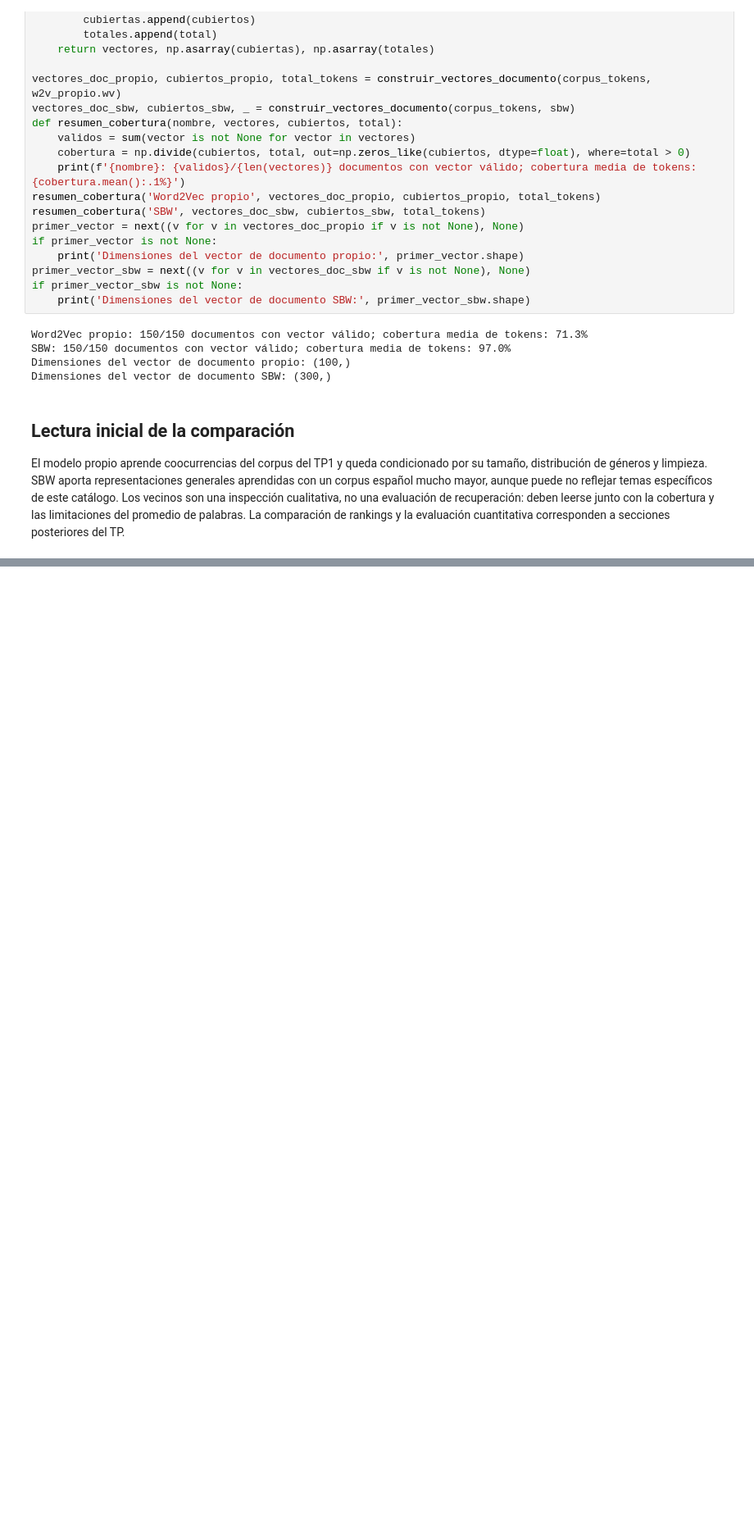
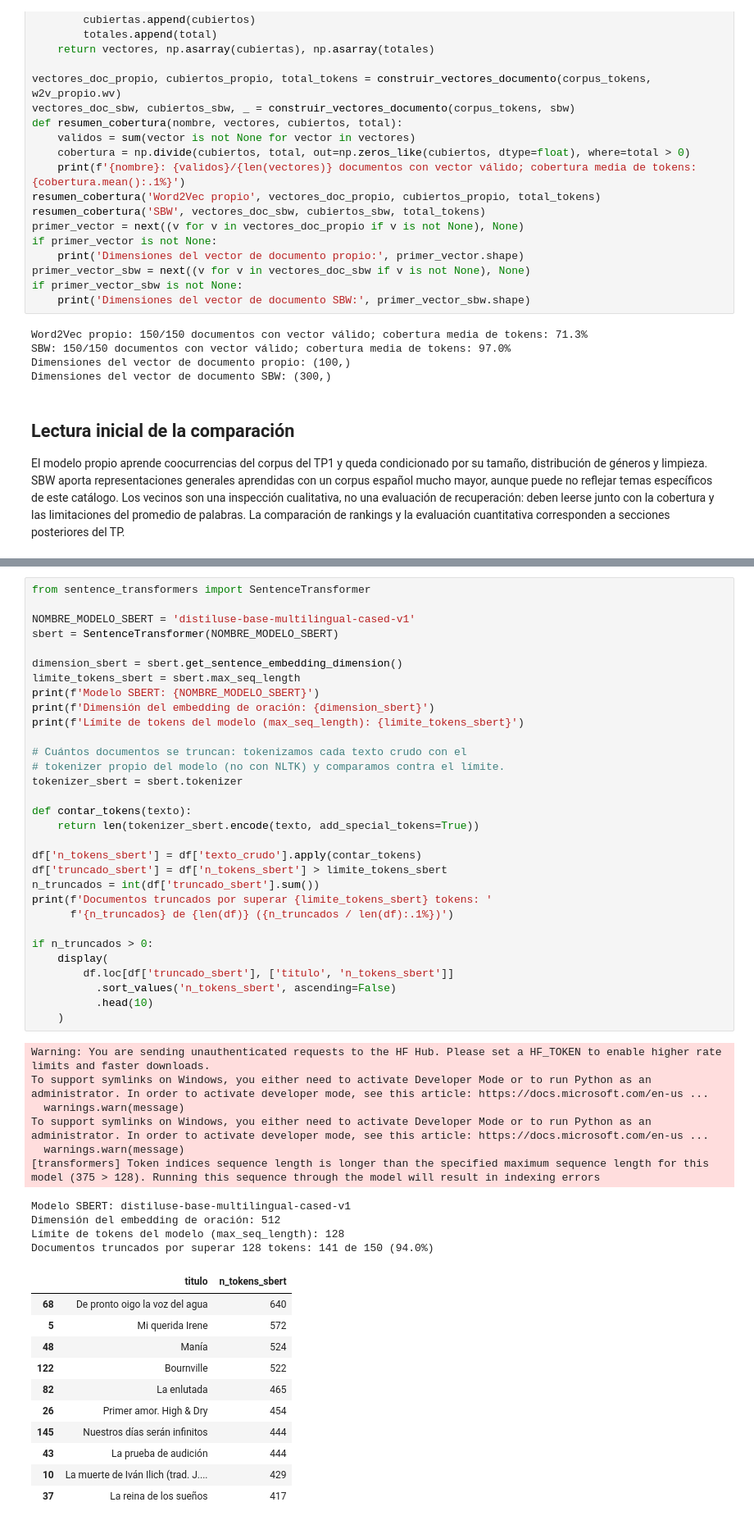
Before and after one commit to manuelibarbia/NLP_Ayala_Cerana_Colombo_Ibarbia, a Jupyter notebook: notebooks/TP2_ayala_cerana_colombo_ibarbia.ipynb, the cells around one changed output, grey strips where cells are left out. Shown at 82% size. Drawn from its saved outputs; the diff is of its cells as text; blank space fills up the shorter version.

Commit message:
T2: 4.C (SBERT) y 4.D (comparación y visualización)

```diff
--- a/notebooks/TP2_ayala_cerana_colombo_ibarbia.ipynb
+++ b/notebooks/TP2_ayala_cerana_colombo_ibarbia.ipynb
@@ -284,0 +291,53 @@ El modelo propio aprende coocurrencias del corpus del TP1 y queda condicionado p
+# %%
+from sentence_transformers import SentenceTransformer
+
+NOMBRE_MODELO_SBERT = 'distiluse-base-multilingual-cased-v1'
+sbert = SentenceTransformer(NOMBRE_MODELO_SBERT)
+
+dimension_sbert = sbert.get_sentence_embedding_dimension()
+limite_tokens_sbert = sbert.max_seq_length
+print(f'Modelo SBERT: {NOMBRE_MODELO_SBERT}')
+print(f'Dimensión del embedding de oración: {dimension_sbert}')
+print(f'Límite de tokens del modelo (max_seq_length): {limite_tokens_sbert}')
+
+# Cuántos documentos se truncan: tokenizamos cada texto crudo con el
+# tokenizer propio del modelo (no con NLTK) y comparamos contra el límite.
+tokenizer_sbert = sbert.tokenizer
+
+def contar_tokens(texto):
+    return len(tokenizer_sbert.encode(texto, add_special_tokens=True))
+
+df['n_tokens_sbert'] = df['texto_crudo'].apply(contar_tokens)
+df['truncado_sbert'] = df['n_tokens_sbert'] > limite_tokens_sbert
+n_truncados = int(df['truncado_sbert'].sum())
+print(f'Documentos truncados por superar {limite_tokens_sbert} tokens: '
+      f'{n_truncados} de {len(df)} ({n_truncados / len(df):.1%})')
+
+if n_truncados > 0:
+    display(
+        df.loc[df['truncado_sbert'], ['titulo', 'n_tokens_sbert']]
+          .sort_values('n_tokens_sbert', ascending=False)
+          .head(10)
+    )
+# %% [output]
+Warning: You are sending unauthenticated requests to the HF Hub. Please set a HF_TOKEN to enable higher rate limits and faster downloads.
+To support symlinks on Windows, you either need to activate Developer Mode or to run Python as an administrator. In order to activate developer mode, see this article: https://docs.microsoft.com/en-us ...
+  warnings.warn(message)
+To support symlinks on Windows, you either need to activate Developer Mode or to run Python as an administrator. In order to activate developer mode, see this article: https://docs.microsoft.com/en-us ...
+  warnings.warn(message)
+[transformers] Token indices sequence length is longer than the specified maximum sequence length for this model (375 > 128). Running this sequence through the model will result in indexing errors
+Modelo SBERT: distiluse-base-multilingual-cased-v1
+Dimensión del embedding de oración: 512
+Límite de tokens del modelo (max_seq_length): 128
+Documentos truncados por superar 128 tokens: 141 de 150 (94.0%)
+|  | titulo | n_tokens_sbert |
+| 68 | De pronto oigo la voz del agua | 640 |
+| 5 | Mi querida Irene | 572 |
+| 48 | Manía | 524 |
+| 122 | Bournville | 522 |
+| 82 | La enlutada | 465 |
+| 26 | Primer amor. High & Dry | 454 |
+| 145 | Nuestros días serán infinitos | 444 |
+| 43 | La prueba de audición | 444 |
+| 10 | La muerte de Iván Ilich (trad. J.... | 429 |
+| 37 | La reina de los sueños | 417 |
```
Also changed, not shown: parts of 8 cells of this notebook, 1 other file.
